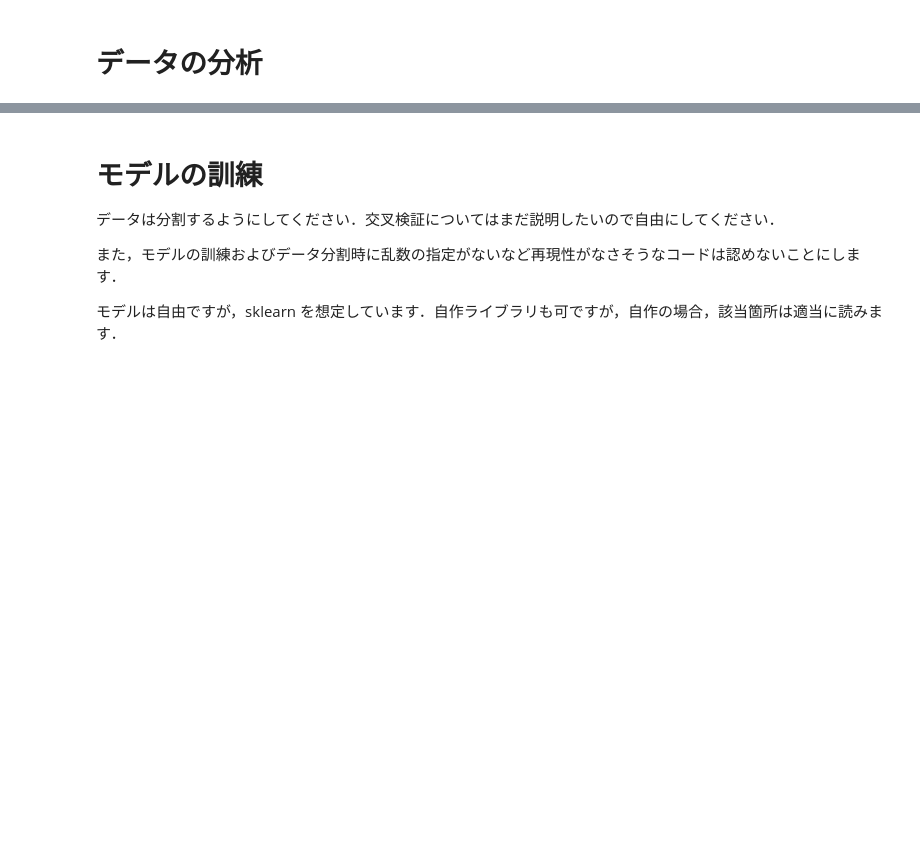
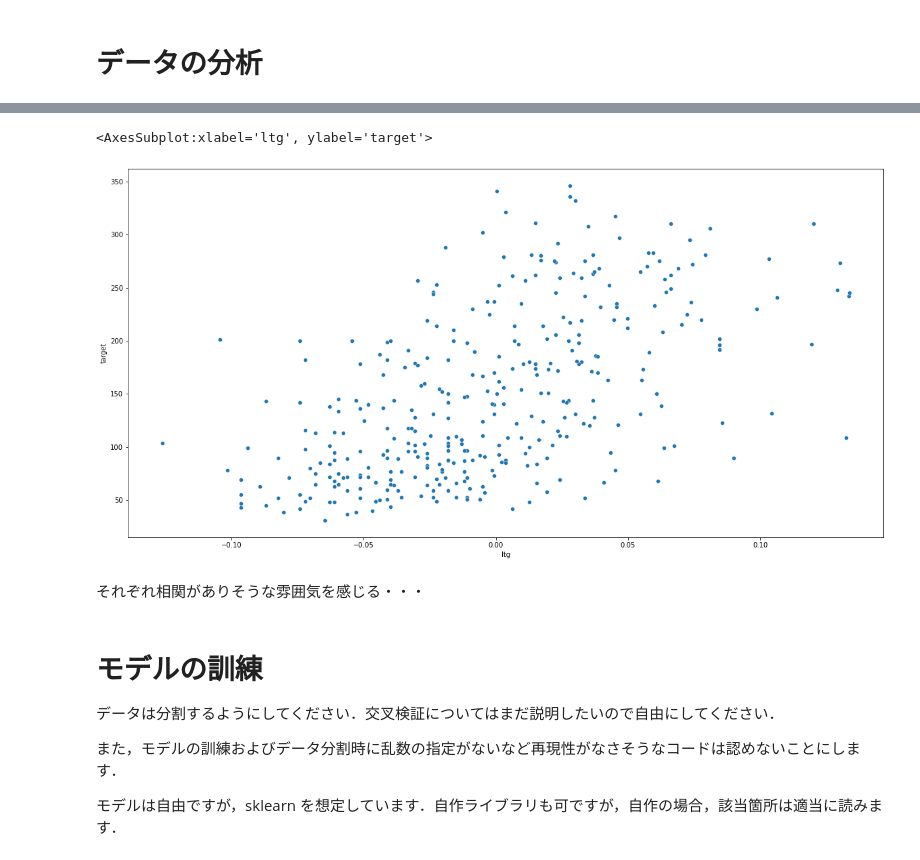
Before and after one commit to soccerboytea/hoge, a Jupyter notebook: 第5回課題.ipynb, the cells around one changed output, grey strips where cells are left out. Saved outputs shown, nothing was run; the diff lists cells and outputs as text; code cells hidden in the pictures; blank space fills up the shorter version.

```diff
--- a/第5回課題.ipynb
+++ b/第5回課題.ipynb
@@ -32,3 +133,11 @@ wine data 以外を利用してデータ分析してください．
+# %%
+#ltgとtargetを見た場合のデータの散布図
+sns.scatterplot( x='ltg', y="target", data=train)
+# %% [output]
+<AxesSubplot:xlabel='ltg', ylabel='target'>
+[figure, added]
+# %% [markdown]
+それぞれ相関がありそうな雰囲気を感じる・・・
 # %% [markdown]
 # モデルの訓練
 データは分割するようにしてください．交叉検証についてはまだ説明したいので自由にしてください．
```
Also changed, not shown: parts of 31 cells of this notebook, 1 other file.
